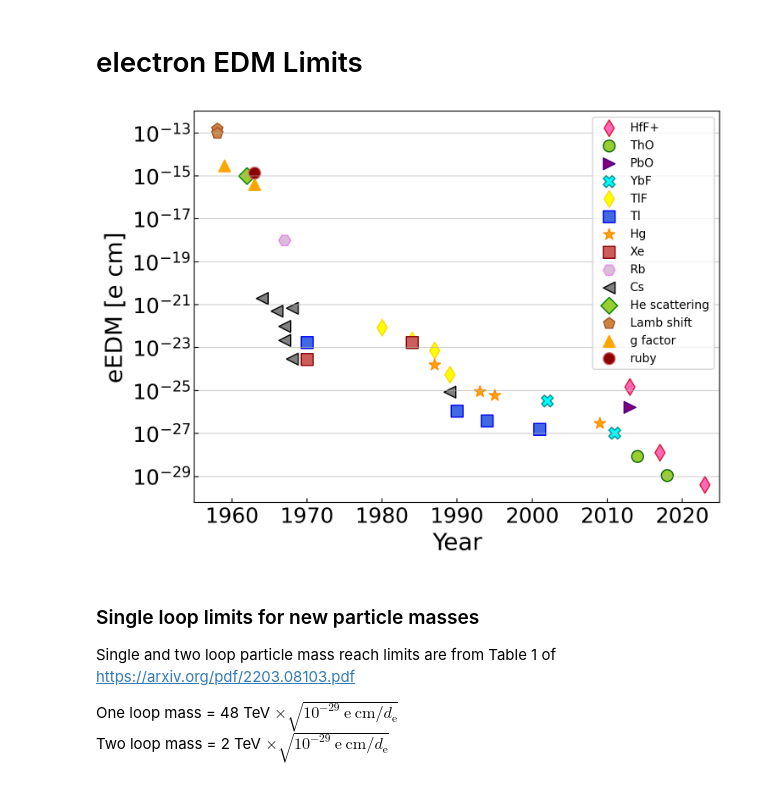
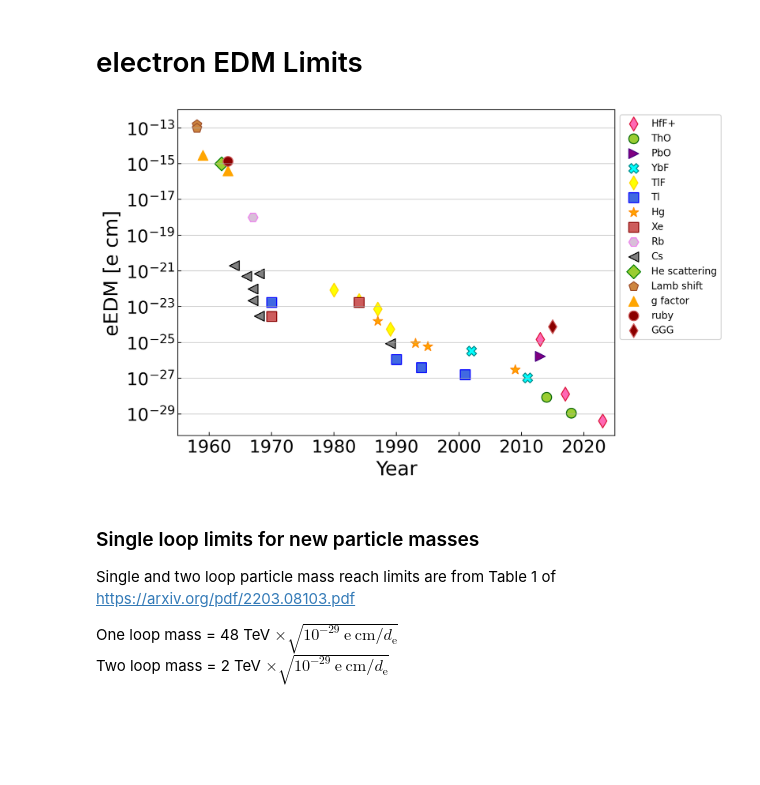
Before and after one commit to Jayich-Lab/EDM-Limits, a Jupyter notebook: EDM Limits.ipynb, the cells around one changed output. Drawn from its saved outputs; the diff is of its cells as text; code cells hidden in the pictures; blank space fills up the shorter version.

```diff
--- a/EDM Limits.ipynb
+++ b/EDM Limits.ipynb
@@ -265,6 +265,7 @@ He = load_data.electron(file_name="He.txt")
 Lamb = load_data.electron(file_name="Lamb.txt")
 g_factor = load_data.electron(file_name="g_factor.txt")
 ruby = load_data.electron(file_name="ruby.txt")
+GGG = load_data.electron(file_name="GGG.txt")
 # %%
 class ElectronPlottables:
     def __init__(self, eEDMs):
@@ -313,6 +314,9 @@ g_factor_kwargs = {'marker':"^", 'color':"orange", 'label':"g factor",
             's':100, 'edgecolor':"orange"}
 ruby_kwargs = {'marker':"o", 'color':"darkred", 'label':"ruby",
             's':100, 'edgecolor':"indianred"}
+ggg_kwargs = {'marker':"d", 'color':"darkred", 'label':"GGG",
+            's':100, 'edgecolor':"indianred"}
+
 
 HfF_vals = ElectronPlottables(HfF)
 HfF_vals.kwargs = HfF_kwargs
@@ -342,41 +346,43 @@ g_factor_vals = ElectronPlottables(g_factor)
 g_factor_vals.kwargs = g_factor_kwargs
 ruby_vals = ElectronPlottables(ruby)
 ruby_vals.kwargs = ruby_kwargs
+ggg_vals = ElectronPlottables(GGG)
+ggg_vals.kwargs = ggg_kwargs
 
 electron_systems = [HfF_vals, ThO_vals, PbO_vals, YbF_vals, TlF_eEDM_vals, Tl_vals, Hg_eEDM_vals,
-                   Xe_eEDM_vals, Rb_vals, Cs_vals, He_vals, Lamb_vals, g_factor_vals, ruby_vals]
+                   Xe_eEDM_vals, Rb_vals, Cs_vals, He_vals, Lamb_vals, g_factor_vals, ruby_vals, ggg_vals]
 # %% [markdown]
 # electron EDM Limits
 # %%
 fig, ax = plt.subplots(figsize=(8, 6))
 
 scatter_plot_loop(ax, electron_systems, "edms")
 
 ax.set_yscale("log")
 ax.set_xlim(year_i_electron, year_f_electron)
 
 locmaj = matplotlib.ticker.LogLocator(base=10.0,  numticks=22)
 ax.yaxis.set_major_locator(locmaj)
 
 ax.tick_params(axis="both", which='both', direction="in", labelsize=18)
 ax.grid(axis='y', which='major', ls='-', alpha=ma_alpha)
 ax.grid(axis='y', which='minor', ls='-', alpha=mi_alpha)
 
 plt.locator_params(axis='y', numticks=10)
 
 locmin = matplotlib.ticker.LogLocator(base=10.0, subs=(0.1, 0.2, 0.3, 0.4, 0.5, 0.6, 0.7, 0.8, 0.9), numticks=12)
 ax.yaxis.set_minor_locator(locmin)
 ax.yaxis.set_minor_formatter(matplotlib.ticker.NullFormatter())
 
 
 fontsize = 20
 ax.set_xlabel("Year", fontsize=fontsize)
 ax.set_ylabel("eEDM [e cm]", fontsize=fontsize)
-ax.legend(numpoints=1, fontsize=10)
+ax.legend(numpoints=1, fontsize=10, bbox_to_anchor=(1,1))
 
 save_figures(fig=fig, plot_title="electron-edm-limits")
 # %% [output]
-[figure, old version]
+[figure, new version]
 # %% [markdown]
 ### Single loop limits for new particle masses
 
```
Also changed, not shown: parts of 2 cells of this notebook, 15 other files.
